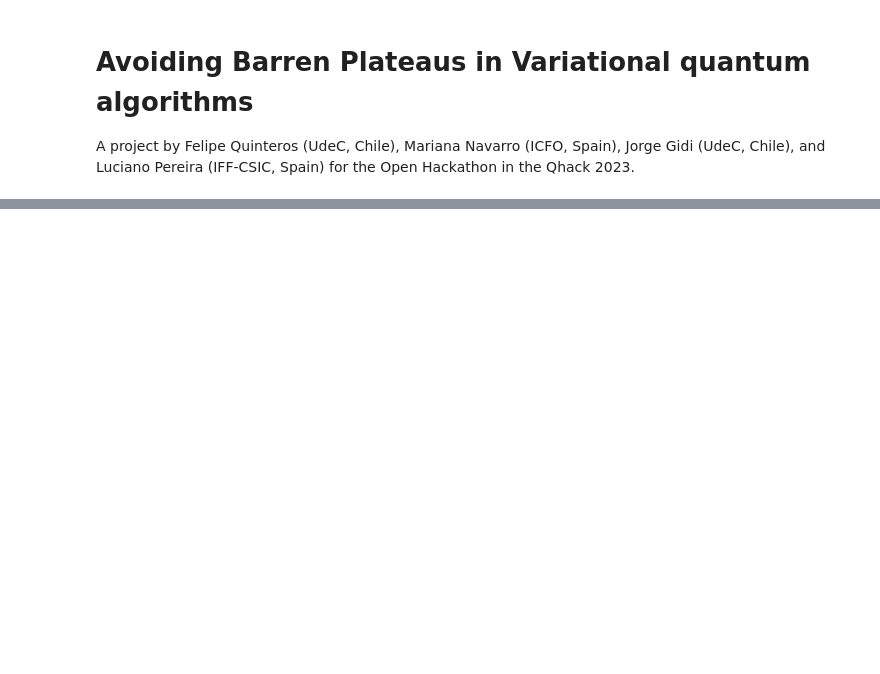
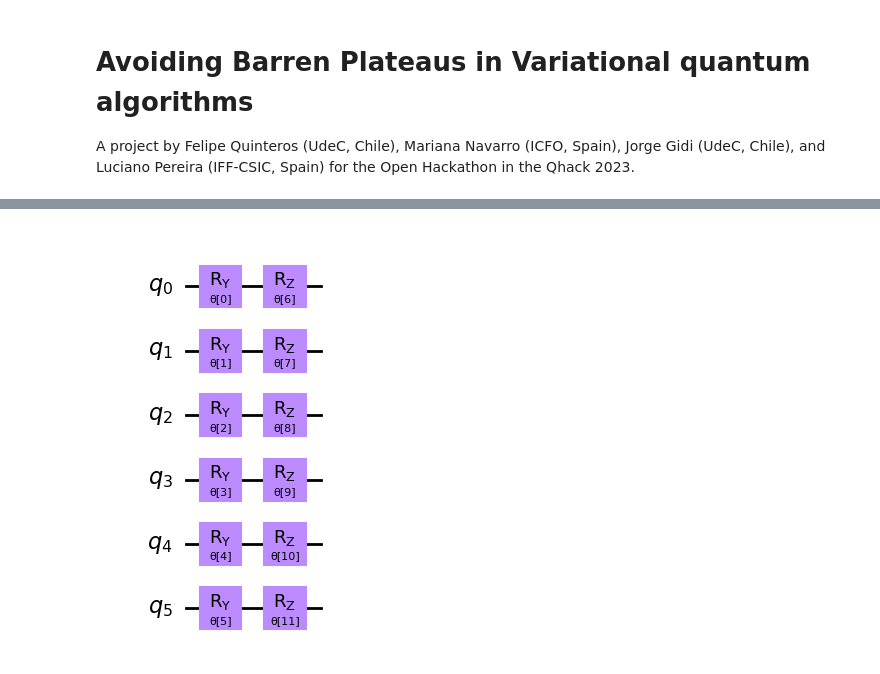
Before and after one commit to jgidi/quantum-barren-plateaus, a Jupyter notebook: notebooks/luciano/Introduction_to_QuBaP.ipynb, the cells around one changed output, grey strips where cells are left out. Drawn from its saved outputs; the diff is of its cells as text; code cells hidden in the pictures; blank space fills up the shorter version.

```diff
--- a/notebooks/luciano/Introduction_to_QuBaP.ipynb
+++ b/notebooks/luciano/Introduction_to_QuBaP.ipynb
@@ -42,0 +52,4 @@ In this project we develop a Qiskit module that include several proposal to redu
+# %%
+num_qubits = 6
+H = test_hamiltonian( num_qubits )
+print(H)
@@ -42,0 +87,6 @@ In this project we develop a Qiskit module that include several proposal to redu
+# %%
+num_reps = 0
+ansatz = EfficientSU2( num_qubits, ['ry','rz'], 'circular', num_reps).decompose()
+ansatz.draw('mpl')
+# %% [output]
+[figure, added]
```
Also changed, not shown: parts of 46 cells of this notebook, 13 other files.
